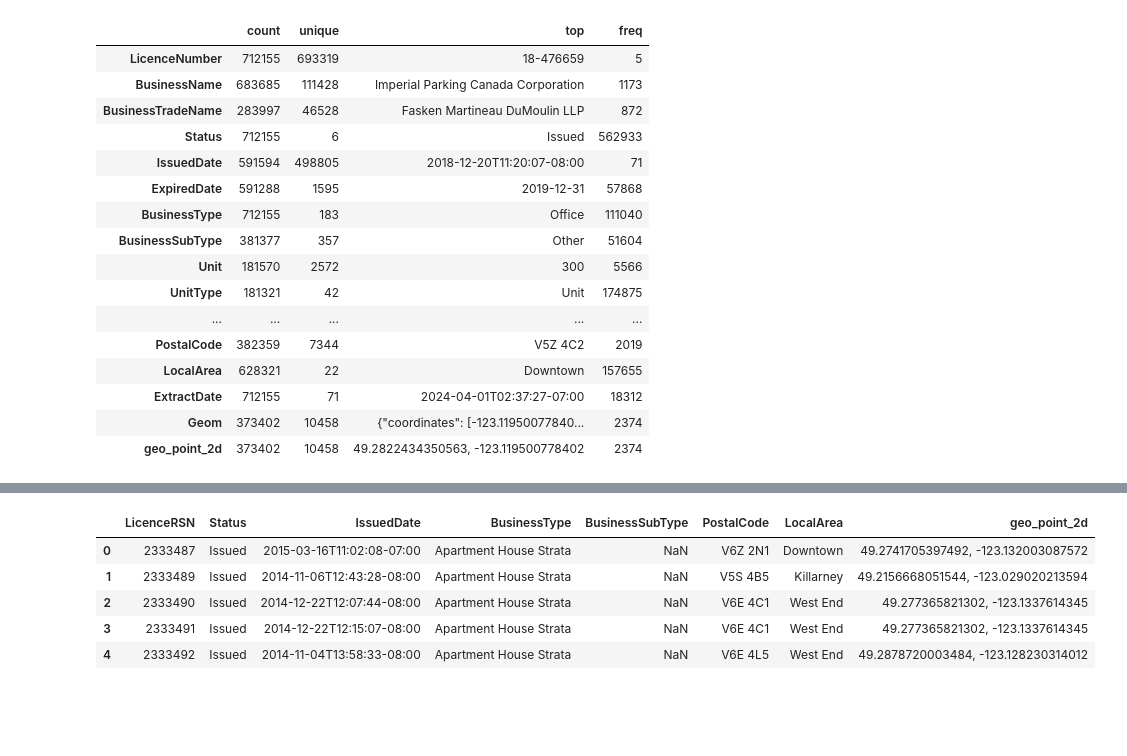
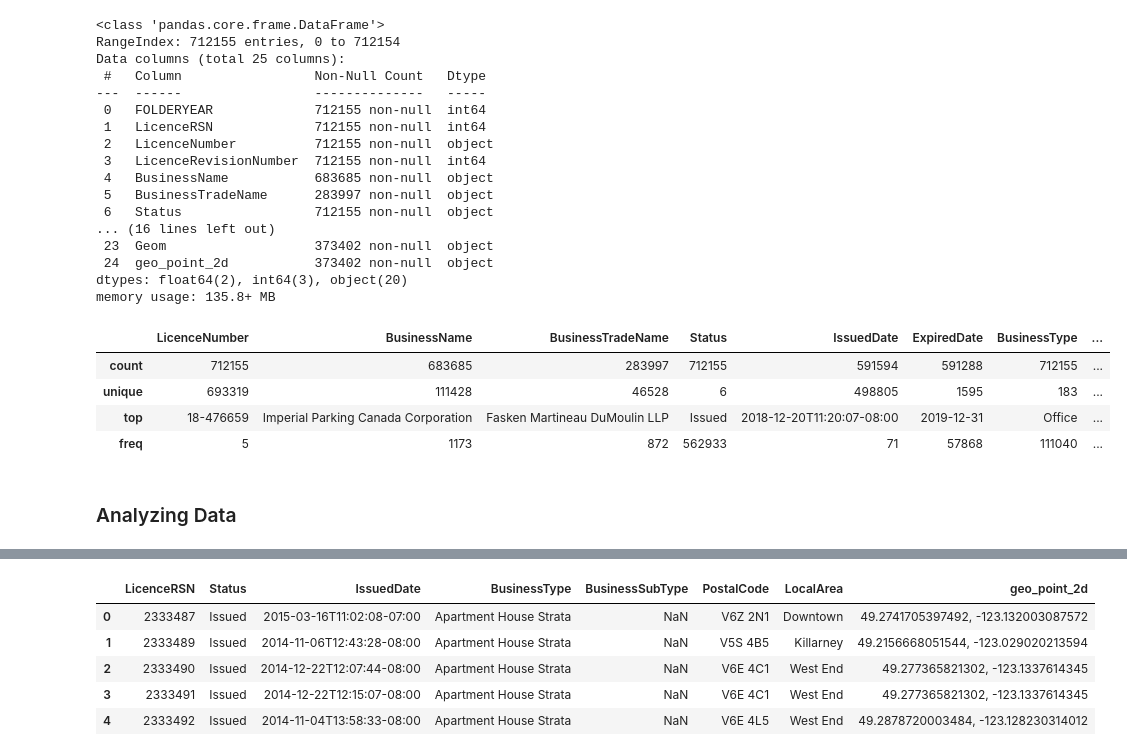
Before and after one commit to seansjj/business_trends, a Jupyter notebook: code/processing.ipynb, the cells around one changed output, grey strips where cells are left out. Saved outputs shown, nothing was run; the diff lists cells and outputs as text; code cells hidden in the pictures; blank space fills up the shorter version.

```diff
--- a/code/processing.ipynb
+++ b/code/processing.ipynb
@@ -5,7 +10,5 @@ import pandas as pd
 # %%
-# import data
-file_path = 'C:/Users/seanj/Documents/GitHub/business_trends/data/business-licences.csv'
-biz_origin = pd.read_csv(file_path, sep=';', low_memory=False)
-
-# set to display all col
-pd.set_option('display.max_columns', None)
+# reads csv file as dataframe
+# low memory set false prevents mixed data types
+file_path = '../data/business-licences.csv'
+biz = pd.read_csv(file_path, sep=';', low_memory=False)
@@ -41,20 +28,32 @@ memory usage: 135.8+ MB
+# %%
+# shows col name, null count, data type summaries
+biz.info()
+# %% [output]
+<class 'pandas.core.frame.DataFrame'>
+RangeIndex: 712155 entries, 0 to 712154
+Data columns (total 25 columns):
+ #   Column                 Non-Null Count   Dtype
+---  ------                 --------------   -----
+ 0   FOLDERYEAR             712155 non-null  int64
+ 1   LicenceRSN             712155 non-null  int64
+ 2   LicenceNumber          712155 non-null  object
+ 3   LicenceRevisionNumber  712155 non-null  int64
+ 4   BusinessName           683685 non-null  object
+ 5   BusinessTradeName      283997 non-null  object
+ 6   Status                 712155 non-null  object
+... (16 lines left out)
+ 23  Geom                   373402 non-null  object
+ 24  geo_point_2d           373402 non-null  object
+dtypes: float64(2), int64(3), object(20)
+memory usage: 135.8+ MB
 # %%
-biz_origin.describe(exclude=np.number).T
+# summarizes non-numeric col statistics
+biz.describe(exclude=np.number)
 # %% [output]
-|  | count | unique | top | freq |
-| LicenceNumber | 712155 | 693319 | 18-476659 | 5 |
-| BusinessName | 683685 | 111428 | Imperial Parking Canada Corporation | 1173 |
-| BusinessTradeName | 283997 | 46528 | Fasken Martineau DuMoulin LLP | 872 |
-| Status | 712155 | 6 | Issued | 562933 |
-| IssuedDate | 591594 | 498805 | 2018-12-20T11:20:07-08:00 | 71 |
-| ExpiredDate | 591288 | 1595 | 2019-12-31 | 57868 |
-| BusinessType | 712155 | 183 | Office | 111040 |
-| BusinessSubType | 381377 | 357 | Other | 51604 |
-| Unit | 181570 | 2572 | 300 | 5566 |
-| UnitType | 181321 | 42 | Unit | 174875 |
-| ... | ... | ... | ... | ... |
-| PostalCode | 382359 | 7344 | V5Z 4C2 | 2019 |
-| LocalArea | 628321 | 22 | Downtown | 157655 |
-| ExtractDate | 712155 | 71 | 2024-04-01T02:37:27-07:00 | 18312 |
-| Geom | 373402 | 10458 | {"coordinates": [-123.11950077840... | 2374 |
-| geo_point_2d | 373402 | 10458 | 49.2822434350563, -123.119500778402 | 2374 |
+|  | LicenceNumber | BusinessName | BusinessTradeName | Status | IssuedDate | ExpiredDate | BusinessType | ... |
+| count | 712155 | 683685 | 283997 | 712155 | 591594 | 591288 | 712155 | ... |
+| unique | 693319 | 111428 | 46528 | 6 | 498805 | 1595 | 183 | ... |
+| top | 18-476659 | Imperial Parking Canada Corporation | Fasken Martineau DuMoulin LLP | Issued | 2018-12-20T11:20:07-08:00 | 2019-12-31 | Office | ... |
+| freq | 5 | 1173 | 872 | 562933 | 71 | 57868 | 111040 | ... |
+# %% [markdown]
+### Analyzing Data
```
Also changed, not shown: parts of 17 cells of this notebook, 4 other files.
